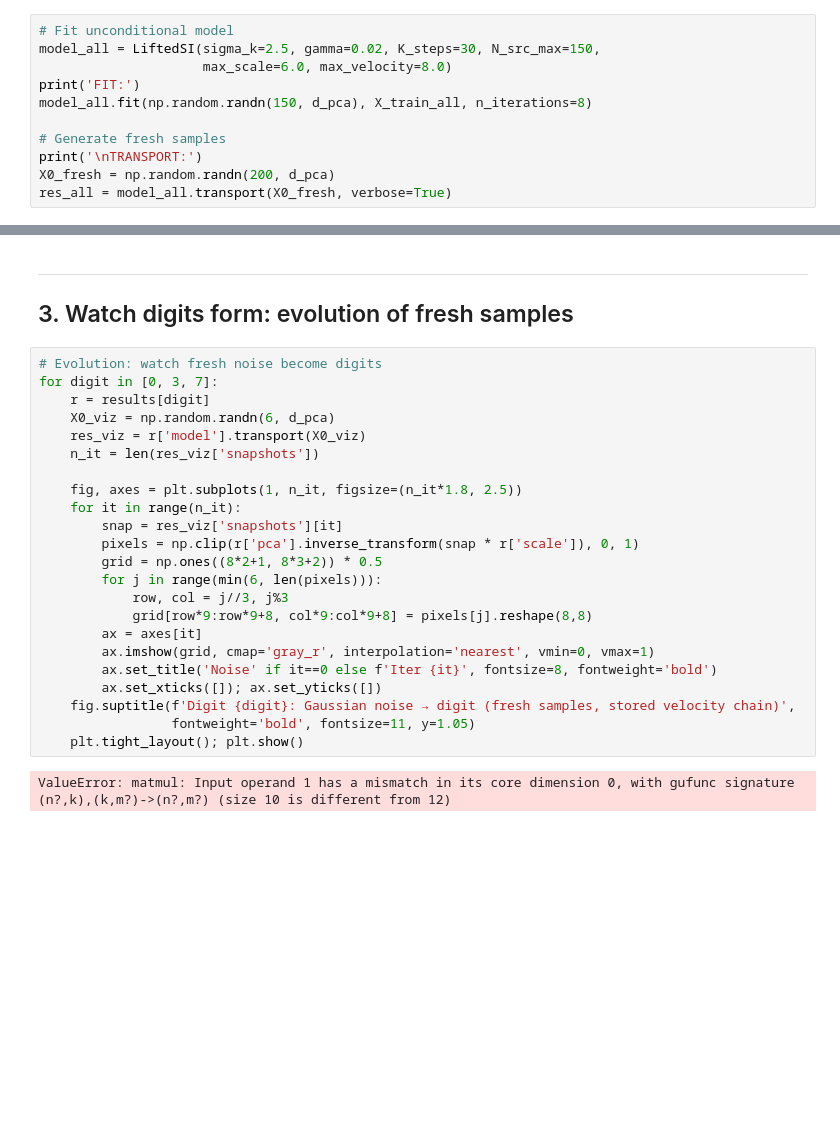
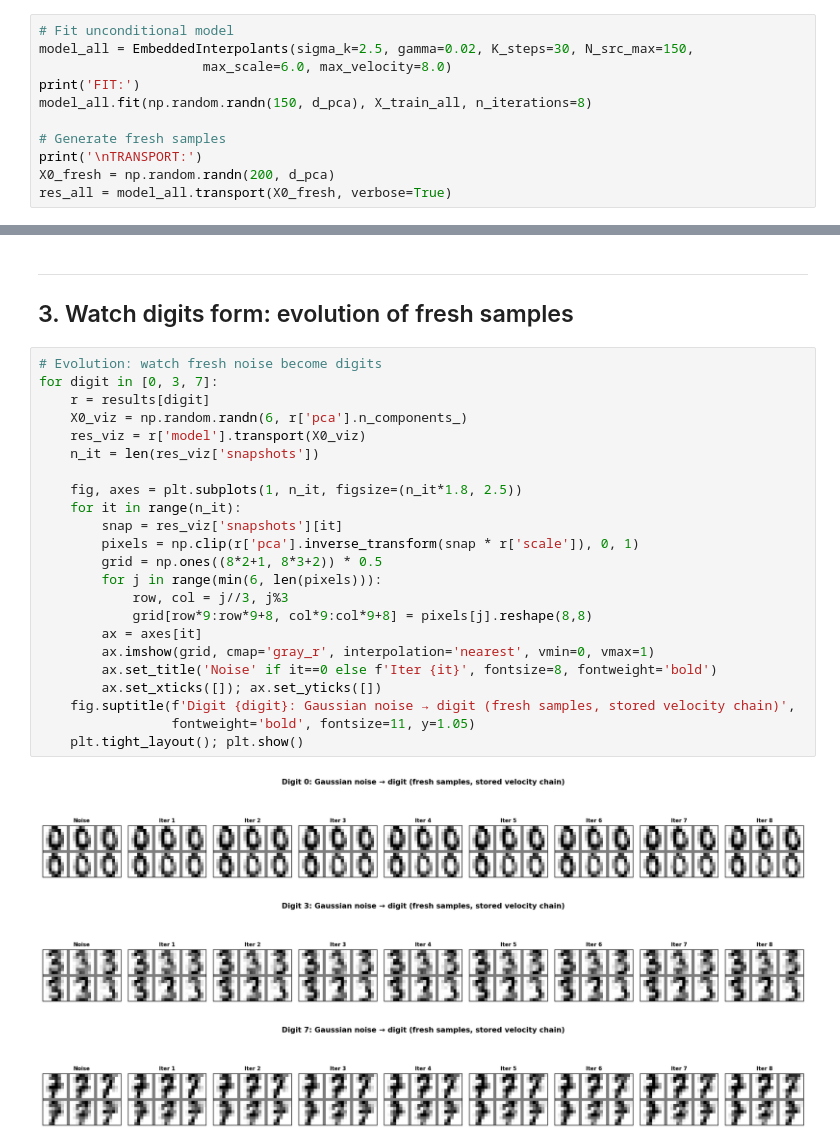
Before and after one commit to RaffoLuca18/Embedded_Interpolants, a Jupyter notebook: experiments/mnist_experiment.ipynb, the cells around one changed output, grey strips where cells are left out. Cells and saved outputs as stored; diff of their text form; blank space fills up the shorter version.

```diff
--- a/experiments/mnist_experiment.ipynb
+++ b/experiments/mnist_experiment.ipynb
@@ -111,7 +111,7 @@ PCA: 64d -> 12d, explained variance: 0.785
 Train: 1400, Test: 397
 # %%
 # Fit unconditional model
-model_all = LiftedSI(sigma_k=2.5, gamma=0.02, K_steps=30, N_src_max=150,
+model_all = EmbeddedInterpolants(sigma_k=2.5, gamma=0.02, K_steps=30, N_src_max=150,
                      max_scale=6.0, max_velocity=8.0)
 print('FIT:')
 model_all.fit(np.random.randn(150, d_pca), X_train_all, n_iterations=8)
@@ -209,28 +209,30 @@ plt.tight_layout(); plt.show()
 # %%
 # Evolution: watch fresh noise become digits
 for digit in [0, 3, 7]:
     r = results[digit]
-    X0_viz = np.random.randn(6, d_pca)
+    X0_viz = np.random.randn(6, r['pca'].n_components_)
     res_viz = r['model'].transport(X0_viz)
     n_it = len(res_viz['snapshots'])
 
     fig, axes = plt.subplots(1, n_it, figsize=(n_it*1.8, 2.5))
     for it in range(n_it):
         snap = res_viz['snapshots'][it]
         pixels = np.clip(r['pca'].inverse_transform(snap * r['scale']), 0, 1)
         grid = np.ones((8*2+1, 8*3+2)) * 0.5
         for j in range(min(6, len(pixels))):
             row, col = j//3, j%3
             grid[row*9:row*9+8, col*9:col*9+8] = pixels[j].reshape(8,8)
         ax = axes[it]
         ax.imshow(grid, cmap='gray_r', interpolation='nearest', vmin=0, vmax=1)
         ax.set_title('Noise' if it==0 else f'Iter {it}', fontsize=8, fontweight='bold')
         ax.set_xticks([]); ax.set_yticks([])
     fig.suptitle(f'Digit {digit}: Gaussian noise → digit (fresh samples, stored velocity chain)',
                  fontweight='bold', fontsize=11, y=1.05)
     plt.tight_layout(); plt.show()
 # %% [output]
-ValueError: matmul: Input operand 1 has a mismatch in its core dimension 0, with gufunc signature (n?,k),(k,m?)->(n?,m?) (size 10 is different from 12)
+[figure, added]
+[figure, added]
+[figure, added]
 # %%
 # Summary stats
 print('Per-digit SW1:')
```
Also changed, not shown: parts of 4 cells of this notebook, 1 other file.
